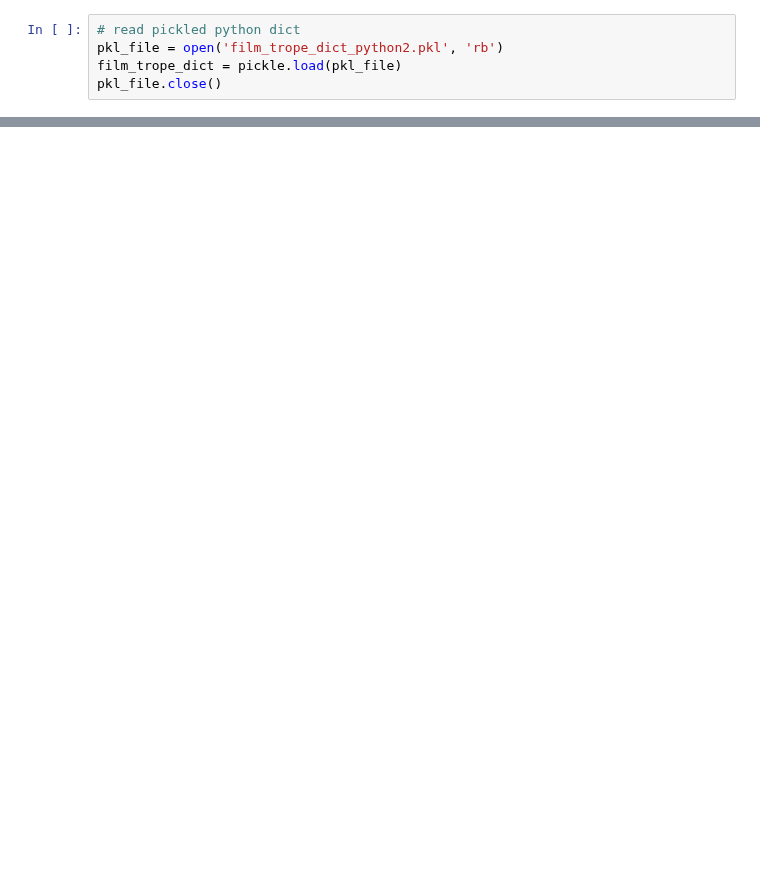
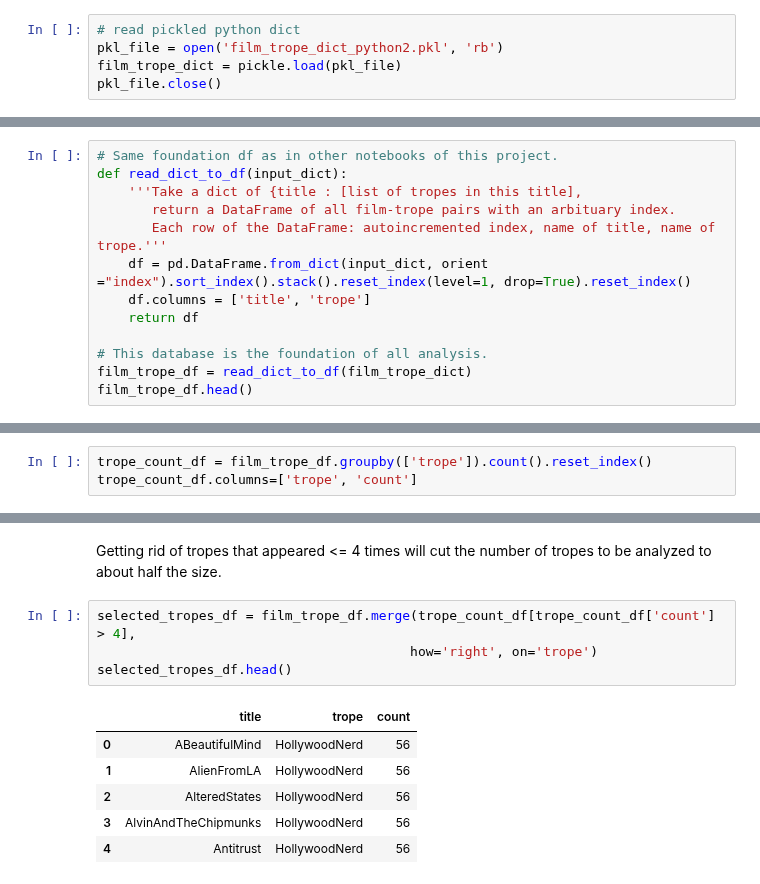
Before and after one commit to PeiZhangOSU/TV_Tropes_Exploratory, a Jupyter notebook: trope_association.ipynb, the cells around one changed output, grey strips where cells are left out. Saved outputs shown, nothing was run; the diff lists cells and outputs as text; blank space fills up the shorter version.

```diff
--- a/trope_association.ipynb
+++ b/trope_association.ipynb
@@ -58,0 +48,13 @@ film_trope_dict['TheMatrix']
+# %%
+# Same foundation df as in other notebooks of this project.
+def read_dict_to_df(input_dict):
+    '''Take a dict of {title : [list of tropes in this title],
+       return a DataFrame of all film-trope pairs with an arbituary index.
+       Each row of the DataFrame: autoincremented index, name of title, name of trope.'''
+    df = pd.DataFrame.from_dict(input_dict, orient ="index").sort_index().stack().reset_index(level=1, drop=True).reset_index()
+    df.columns = ['title', 'trope']
+    return df
+
+# This database is the foundation of all analysis.
+film_trope_df = read_dict_to_df(film_trope_dict)
+film_trope_df.head()
@@ -58,0 +68,3 @@ film_trope_dict['TheMatrix']
+# %%
+trope_count_df = film_trope_df.groupby(['trope']).count().reset_index()
+trope_count_df.columns=['trope', 'count']
@@ -58,0 +104,13 @@ film_trope_dict['TheMatrix']
+# %% [markdown]
+Getting rid of tropes that appeared <= 4 times will cut the number of tropes to be analyzed to about half the size.
+# %%
+selected_tropes_df = film_trope_df.merge(trope_count_df[trope_count_df['count'] > 4],
+                                        how='right', on='trope')
+selected_tropes_df.head()
+# %% [output]
+|  | title | trope | count |
+| 0 | ABeautifulMind | HollywoodNerd | 56 |
+| 1 | AlienFromLA | HollywoodNerd | 56 |
+| 2 | AlteredStates | HollywoodNerd | 56 |
+| 3 | AlvinAndTheChipmunks | HollywoodNerd | 56 |
+| 4 | Antitrust | HollywoodNerd | 56 |
```
Also changed, not shown: parts of 28 cells of this notebook, 1 other file.
